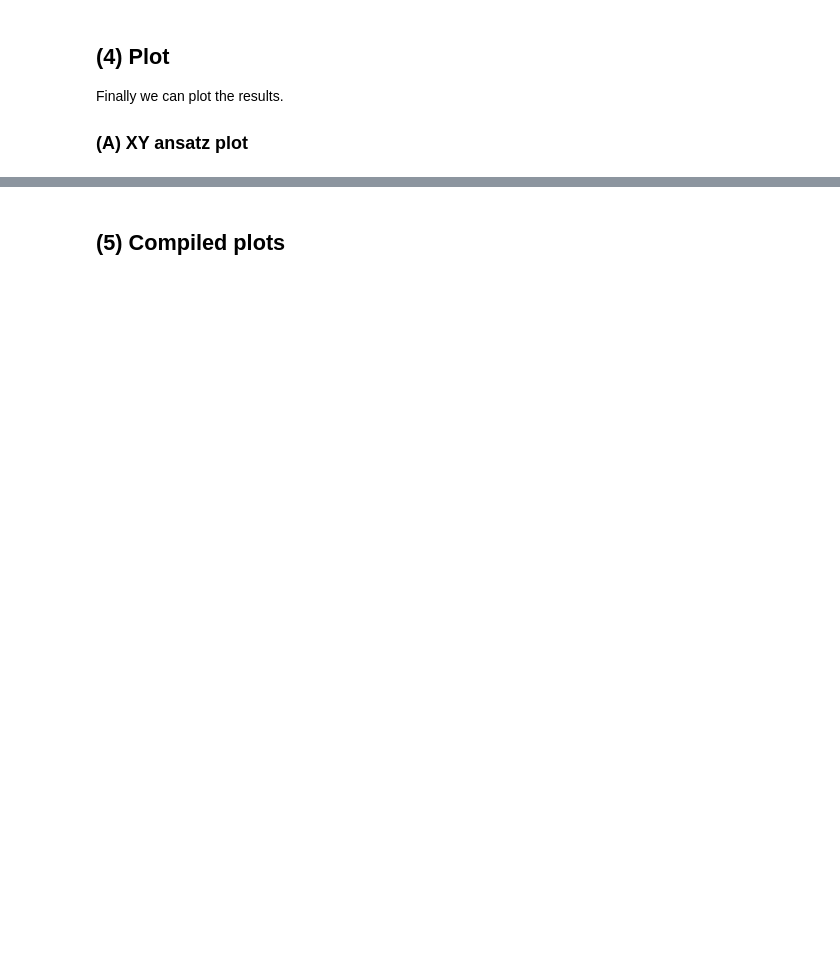
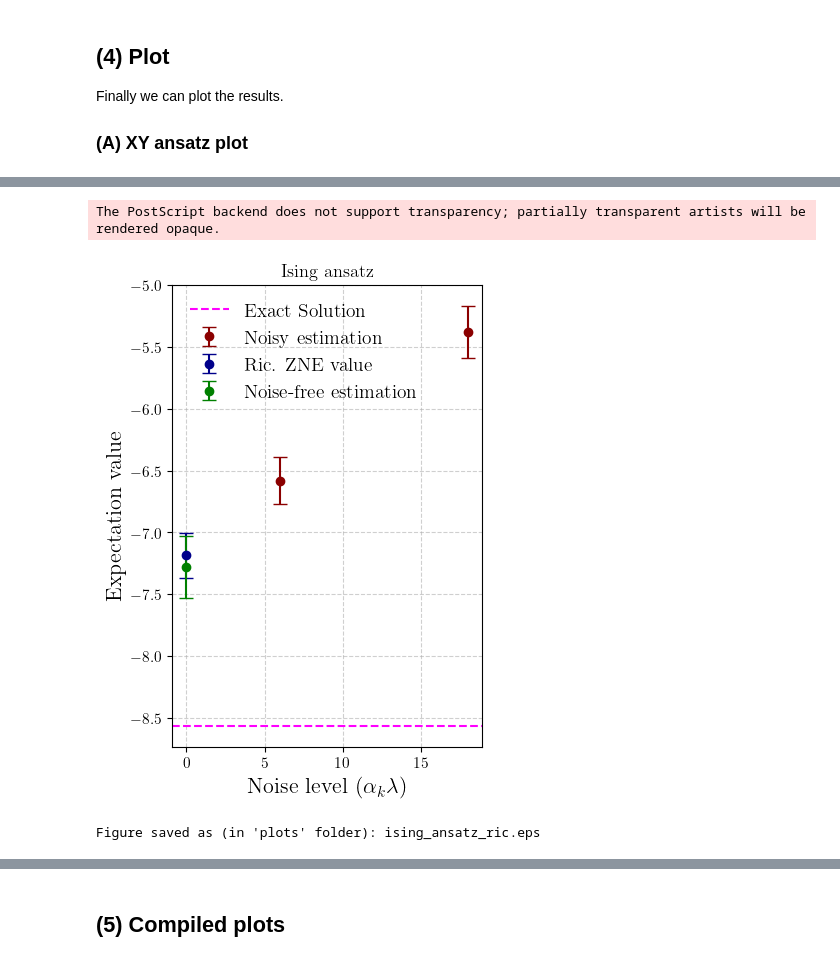
Before and after one commit to arijit-ship/indirect-zne, a Jupyter notebook: experiments/contents/experiment14[Noise free time evolution]/experiment14.noise_free_time_evo.ipynb, the cells around one changed output, grey strips where cells are left out. Saved outputs shown, nothing was run; the diff lists cells and outputs as text; code cells hidden in the pictures; blank space fills up the shorter version.

```diff
--- a/experiments/contents/experiment14[Noise free time evolution]/experiment14.noise_free_time_evo.ipynb
+++ b/experiments/contents/experiment14[Noise free time evolution]/experiment14.noise_free_time_evo.ipynb
@@ -453,0 +330,57 @@ print(tabulate(table_data, headers=headers, tablefmt="grid"))
+# %%
+# Plot size
+plt.figure(figsize=(4, 6))
+# PLot name
+plot_name: str= "ising_ansatz_ric.eps"
+DATA= ALL_PROCESSED_DATA["ising"]
+
+# Noisy estimation
+plt.errorbar(
+    x=noise_levels,
+    y=DATA["redundant"]["mean"],
+    yerr=DATA["redundant"]["std"],
+    fmt="o",
+    ecolor=plot_colors[0],
+    capsize=5,
+    label="Noisy estimation",
+    color=plot_colors[0]
+)
+# Extrapolated
+plt.errorbar(
+    x=extrapolated_noise,
+    y=DATA["zne"]["mean"],
+    yerr=DATA["zne"]["std"],
+    fmt="o",
+    ecolor=plot_colors[2],
+    capsize=5,
+    label="Ric. ZNE value",
+    color=plot_colors[2]
+)
+# Noise-free
+plt.errorbar(
+    x=0,
+    y=DATA["noiseoff"]["mean"],
+    yerr=DATA["noiseoff"]["std"],
+    fmt="o",
+    ecolor=plot_colors[6],
+    capsize=5,
+    label="Noise-free estimation",
+    color=plot_colors[6]
+)
+# Exact solution
+plt.axhline(y=exact_sol, color=plot_colors[5], linestyle="--", label=f"Exact Solution")
+
+# Labels and title
+plt.xlabel(r"Noise level ($\alpha_k\lambda$)", fontsize=16)
+plt.ylabel("Expectation value", fontsize=16)
+plt.title(plot_titles["ising"])
+plt.grid(True, linestyle="--", alpha=0.6)
+plt.legend(loc="upper left", fontsize=14, frameon=False)
+# Save as eps
+plt.savefig(f"plots/{plot_name}", format="eps")
+plt.show()
+print("Figure saved as (in 'plots' folder):",  plot_name)
+# %% [output]
+The PostScript backend does not support transparency; partially transparent artists will be rendered opaque.
+[figure, added]
+Figure saved as (in 'plots' folder): ising_ansatz_ric.eps
```
Also changed, not shown: parts of 17 cells of this notebook, 7 other files.
